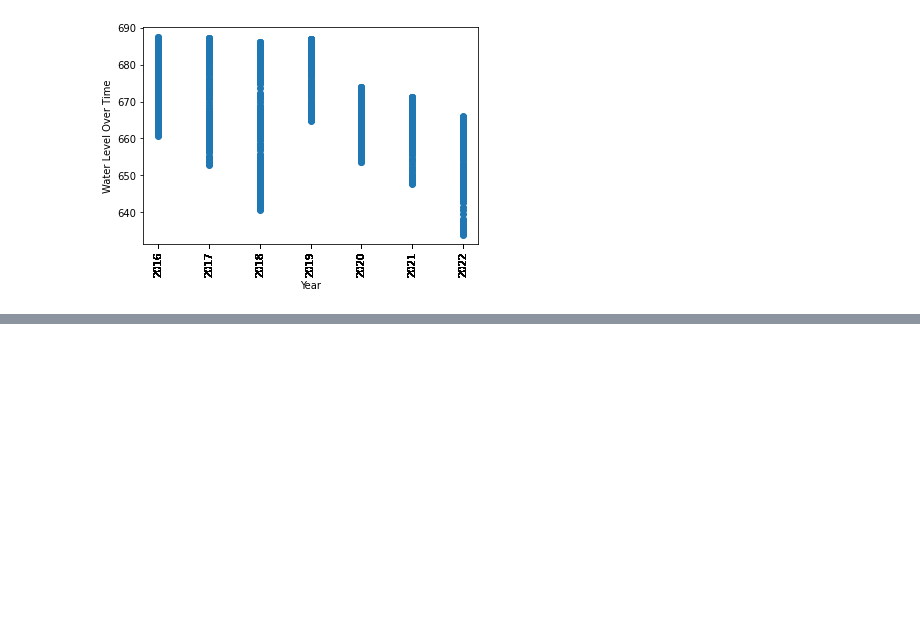
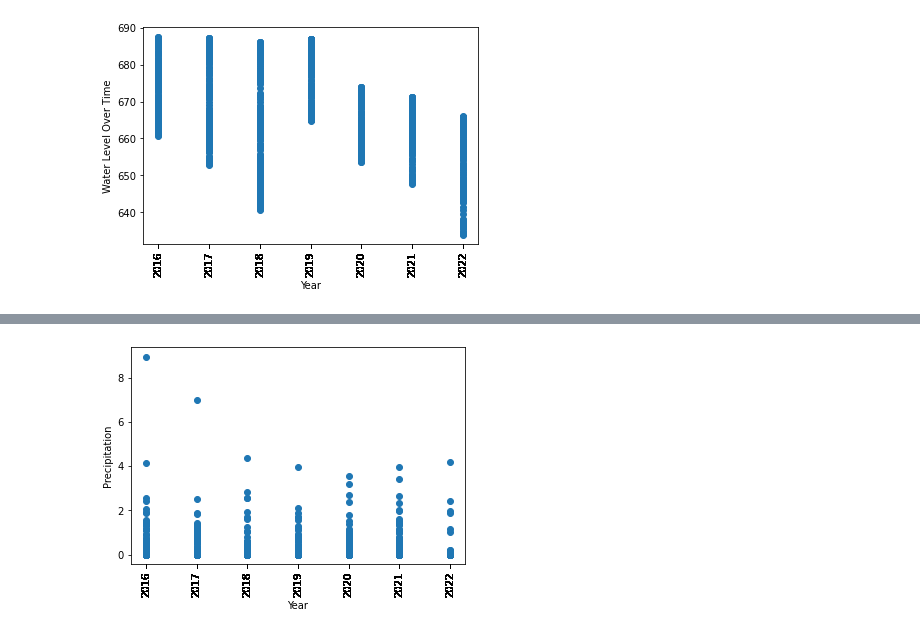
Before and after one commit to Shwetbaba/A-Review-of-the-Effectiveness-of-the-San-Antonio-Water-System-SAWS-Water-Restrictions-Policies, a Jupyter notebook: Group Project-1 Master Code.ipynb, the cells around one changed output, grey strips where cells are left out. Cells and saved outputs as stored; diff of their text form; code cells hidden in the pictures; blank space fills up the shorter version.

```diff
--- a/Group Project-1 Master Code.ipynb
+++ b/Group Project-1 Master Code.ipynb
@@ -254,3 +316,19 @@ plt.show()
+# %%
+#When we look at just the precipitation binned into years, we can see a small dip in precipitation level in 2020
+#NOT a definitive answer to where all the water went
+
+rain_short = Weather_Data_df[['Date', 'Precipitation']].copy()
+rain_short['year'] = pd.DatetimeIndex(rain_short['Date']).year
+
+year = rain_short["year"]
+precipitation = rain_short['Precipitation']
+plt.scatter(year,precipitation)
+plt.xticks(year, rotation=90)
+plt.xlabel('Year')
+plt.ylabel('Precipitation')
+plt.show()
+# %% [output]
+[figure, added]
 # %%
 #After we have cleaned data we will do the 10- day bucket sort to compare water days restrictons(SAWS uses a 10 day)
 
```
Also changed, not shown: parts of 9 cells of this notebook.
